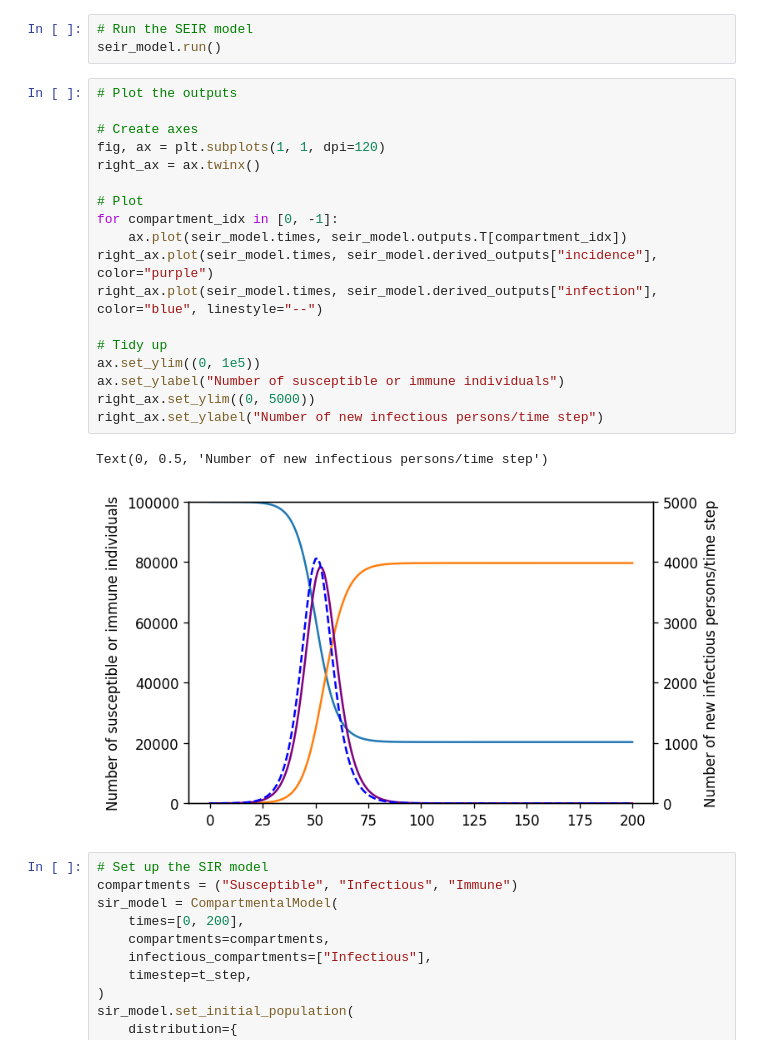
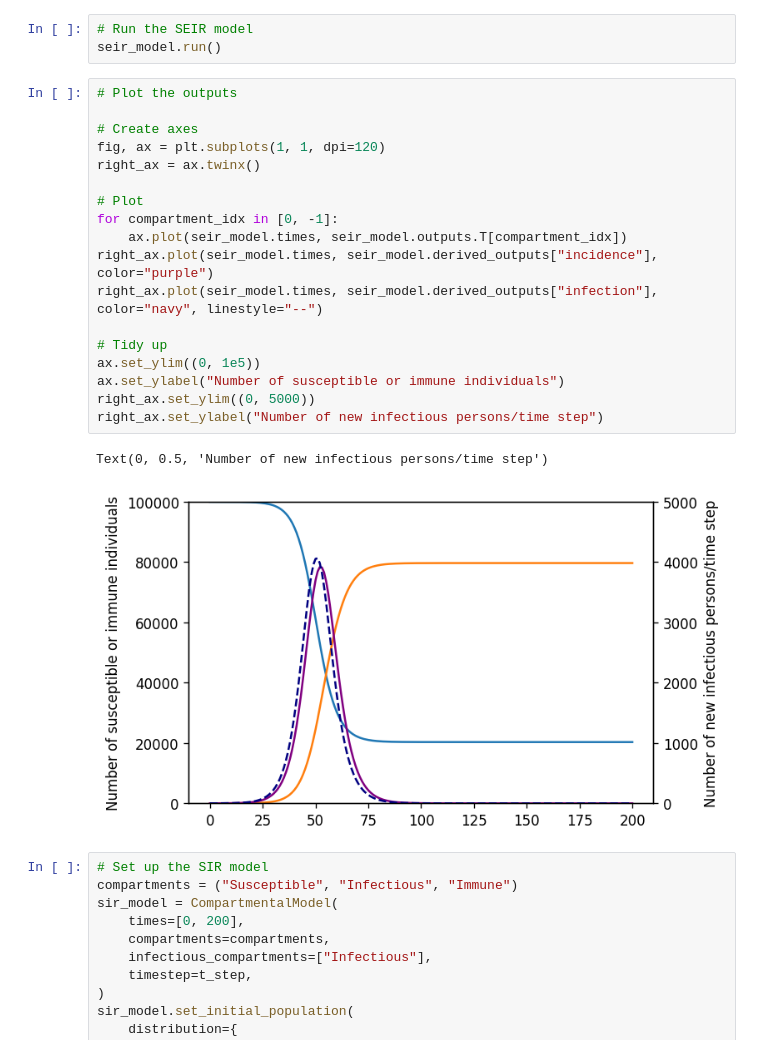
Before and after one commit to monash-emu/summer, a Jupyter notebook: docs/vynnycky_white/chapter_2_3.ipynb, the cells around one changed output. Drawn from its saved outputs; the diff is of its cells as text.

```diff
--- a/docs/vynnycky_white/chapter_2_3.ipynb
+++ b/docs/vynnycky_white/chapter_2_3.ipynb
@@ -64,24 +64,24 @@ seir_model.run()
 # %%
 # Plot the outputs
 
 # Create axes
 fig, ax = plt.subplots(1, 1, dpi=120)
 right_ax = ax.twinx()
 
 # Plot
 for compartment_idx in [0, -1]:
     ax.plot(seir_model.times, seir_model.outputs.T[compartment_idx])
 right_ax.plot(seir_model.times, seir_model.derived_outputs["incidence"], color="purple")
-right_ax.plot(seir_model.times, seir_model.derived_outputs["infection"], color="blue", linestyle="--")
+right_ax.plot(seir_model.times, seir_model.derived_outputs["infection"], color="navy", linestyle="--")
 
 # Tidy up
 ax.set_ylim((0, 1e5))
 ax.set_ylabel("Number of susceptible or immune individuals")
 right_ax.set_ylim((0, 5000))
 right_ax.set_ylabel("Number of new infectious persons/time step")
 # %% [output]
 Text(0, 0.5, 'Number of new infectious persons/time step')
-[figure, old version]
+[figure, new version]
 # %%
 # Set up the SIR model
 compartments = ("Susceptible", "Infectious", "Immune")
```
Also changed, not shown: parts of 12 cells of this notebook.
